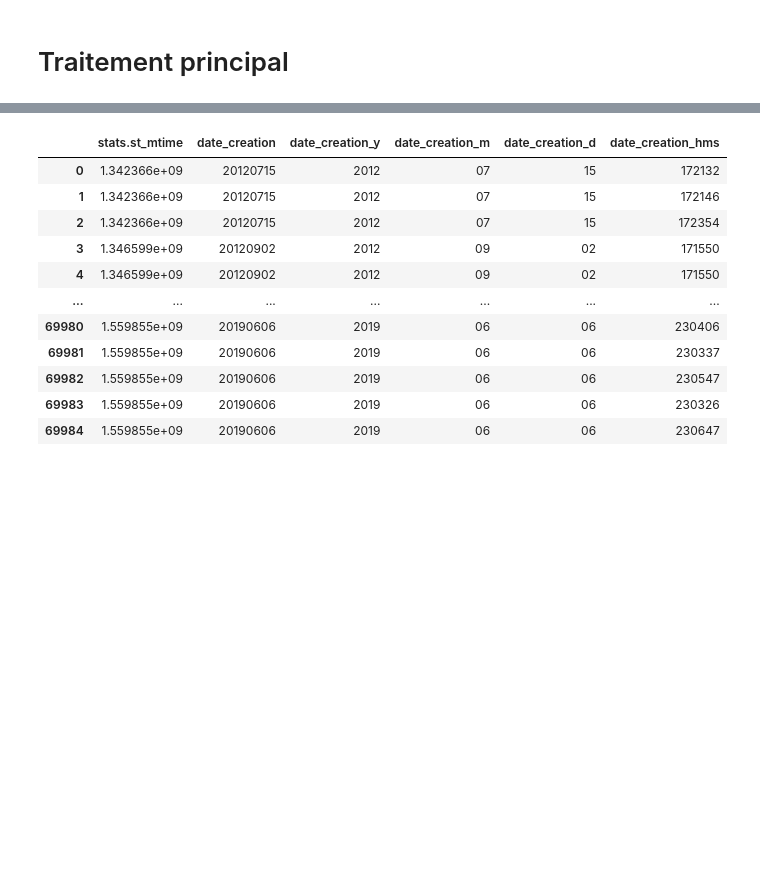
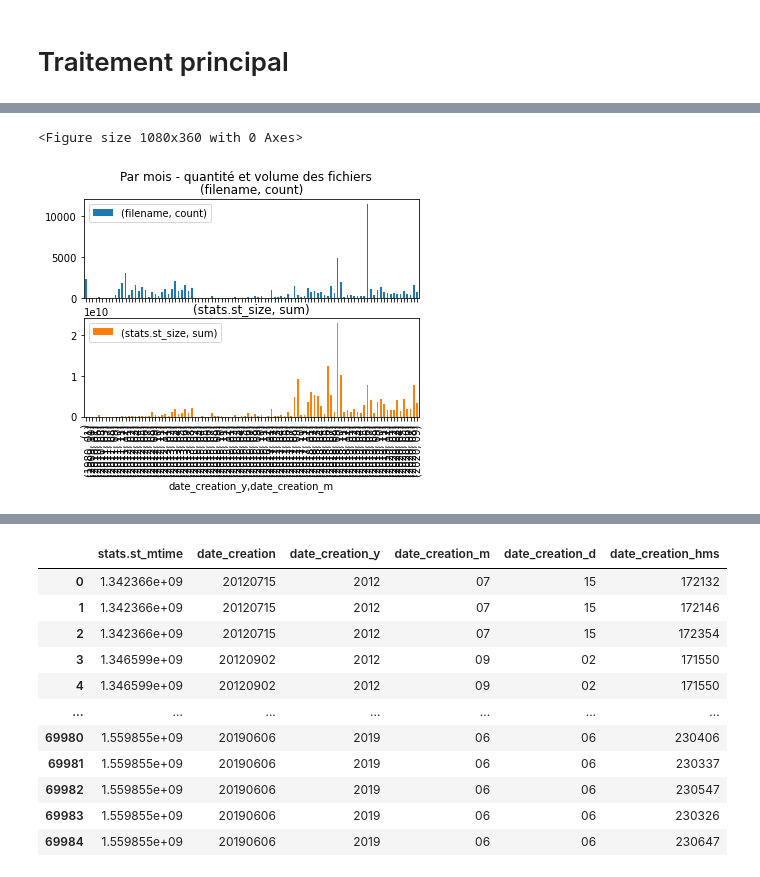
Before and after one commit to PatriceBt/Prjph_Photos, a Jupyter notebook: Prjph_Statistiques.ipynb, the cells around one changed output, grey strips where cells are left out. Saved outputs shown, nothing was run; the diff lists cells and outputs as text; code cells hidden in the pictures; blank space fills up the shorter version.

```diff
--- a/Prjph_Statistiques.ipynb
+++ b/Prjph_Statistiques.ipynb
@@ -548,0 +561,10 @@ TypeError: size() got an unexpected keyword argument 'figsize'
+# %%
+
+mytitle = 'Par mois - quantité et volume des fichiers'
+plt.figure(figsize=(15,5))
+df_sq_month = df_stats.groupby(['date_creation_y','date_creation_m']).agg({'filename':['count'], 'stats.st_size':['sum']})
+#df_sq_month.plot.bar()
+df_sq_month.plot(kind='bar',subplots=True,sharex=True,sharey=False,title=mytitle);
+# %% [output]
+<Figure size 1080x360 with 0 Axes>
+[figure, added]
```
Also changed, not shown: parts of 24 cells of this notebook, 1 other file.
